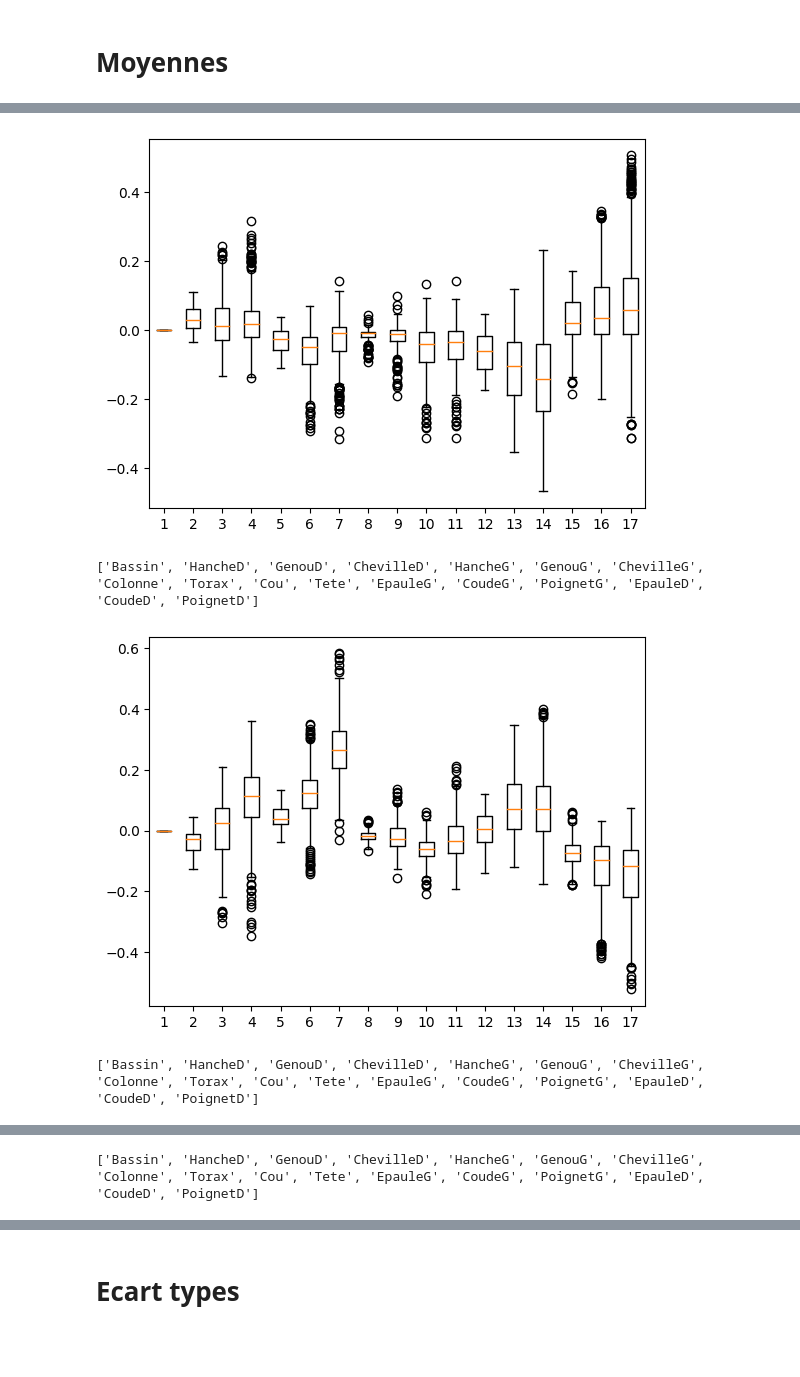
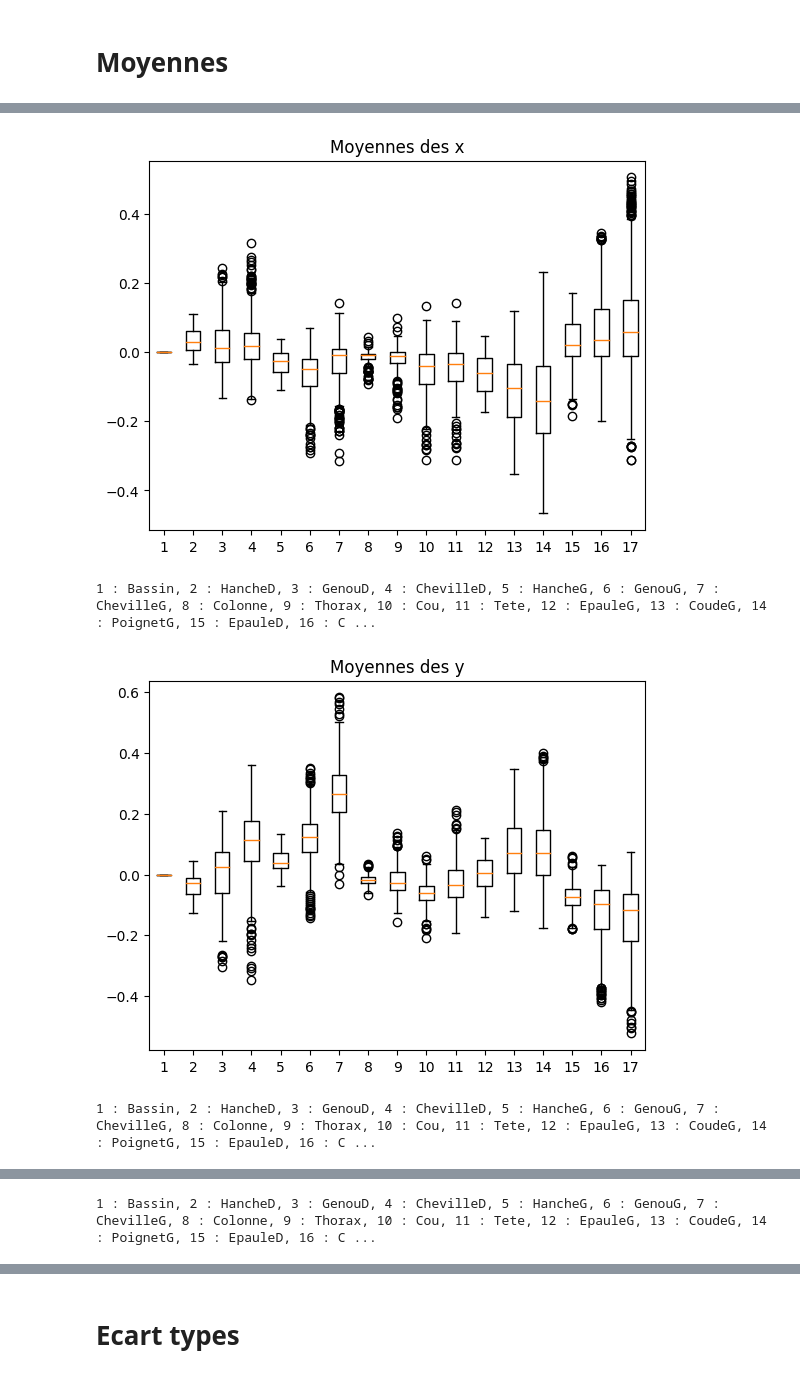
Before and after one commit to JulienLEFEBV/ProjetMIDL2, a Jupyter notebook: analyse.ipynb, the cells around one changed output, grey strips where cells are left out. Saved outputs shown, nothing was run; the diff lists cells and outputs as text; code cells hidden in the pictures; blank space fills up the shorter version.

```diff
--- a/analyse.ipynb
+++ b/analyse.ipynb
@@ -27,7 +28,7 @@ import seaborn as sns
 # %% [markdown]
 # Vérification de la fiabilité de la prédeiction
 # %%
-parties_du_corps=["Bassin","HancheD","GenouD","ChevilleD","HancheG","GenouG","ChevilleG","Colonne","Torax","Cou","Tete","EpauleG","CoudeG","PoignetG","EpauleD","CoudeD","PoignetD"]
+parties_du_corps=["Bassin","HancheD","GenouD","ChevilleD","HancheG","GenouG","ChevilleG","Colonne","Thorax","Cou","Tete","EpauleG","CoudeG","PoignetG","EpauleD","CoudeD","PoignetD"]
 path="./data/points"
 points = os.listdir(path)
 points = [f for f in points if os.path.isfile(os.path.join(path, f))]
@@ -47,7 +48,7 @@ On peut voir que l'ia de détection des points a toujours été sûre d'elle lor
 # %% [markdown]
 # Recupération des points
 # %%
-parties_du_corps=["Bassin","HancheD","GenouD","ChevilleD","HancheG","GenouG","ChevilleG","Colonne","Torax","Cou","Tete","EpauleG","CoudeG","PoignetG","EpauleD","CoudeD","PoignetD"]
+parties_du_corps=["Bassin","HancheD","GenouD","ChevilleD","HancheG","GenouG","ChevilleG","Colonne","Thorax","Cou","Tete","EpauleG","CoudeG","PoignetG","EpauleD","CoudeD","PoignetD"]
 path="./data/points"
 points = os.listdir(path)
 points = [f for f in points if os.path.isfile(os.path.join(path, f))]
@@ -107,18 +108,22 @@ plt.show()
+# %%
+affichage_partie_du_corps=""
+for i,ele in enumerate(parties_du_corps):
+    affichage_partie_du_corps+=str(i+1)+" : "+ele+", "
 # %%
 plt.boxplot(moyennes_x)
-plt.title("Moyenne des x")
+plt.title("Moyennes des x")
 plt.show()
-print(parties_du_corps)
-plt.title("Moyenne des y")
+print(affichage_partie_du_corps)
+plt.title("Moyennes des y")
 plt.boxplot(moyennes_y)
 plt.show()
-print(parties_du_corps)
-plt.title("Moyenne des z")
+print(affichage_partie_du_corps)
+plt.title("Moyennes des z")
 plt.boxplot(moyennes_z)
 plt.show()
-print(parties_du_corps)
+print(affichage_partie_du_corps)
 # %% [output]
-[figure, old version]
+[figure, new version]
-['Bassin', 'HancheD', 'GenouD', 'ChevilleD', 'HancheG', 'GenouG', 'ChevilleG', 'Colonne', 'Torax', 'Cou', 'Tete', 'EpauleG', 'CoudeG', 'PoignetG', 'EpauleD', 'CoudeD', 'PoignetD']
+1 : Bassin, 2 : HancheD, 3 : GenouD, 4 : ChevilleD, 5 : HancheG, 6 : GenouG, 7 : ChevilleG, 8 : Colonne, 9 : Thorax, 10 : Cou, 11 : Tete, 12 : EpauleG, 13 : CoudeG, 14 : PoignetG, 15 : EpauleD, 16 : C ...
-[figure, old version]
+[figure, new version]
-['Bassin', 'HancheD', 'GenouD', 'ChevilleD', 'HancheG', 'GenouG', 'ChevilleG', 'Colonne', 'Torax', 'Cou', 'Tete', 'EpauleG', 'CoudeG', 'PoignetG', 'EpauleD', 'CoudeD', 'PoignetD']
+1 : Bassin, 2 : HancheD, 3 : GenouD, 4 : ChevilleD, 5 : HancheG, 6 : GenouG, 7 : ChevilleG, 8 : Colonne, 9 : Thorax, 10 : Cou, 11 : Tete, 12 : EpauleG, 13 : CoudeG, 14 : PoignetG, 15 : EpauleD, 16 : C ...
@@ -126,2 +131,2 @@ print(parties_du_corps)
-['Bassin', 'HancheD', 'GenouD', 'ChevilleD', 'HancheG', 'GenouG', 'ChevilleG', 'Colonne', 'Torax', 'Cou', 'Tete', 'EpauleG', 'CoudeG', 'PoignetG', 'EpauleD', 'CoudeD', 'PoignetD']
+1 : Bassin, 2 : HancheD, 3 : GenouD, 4 : ChevilleD, 5 : HancheG, 6 : GenouG, 7 : ChevilleG, 8 : Colonne, 9 : Thorax, 10 : Cou, 11 : Tete, 12 : EpauleG, 13 : CoudeG, 14 : PoignetG, 15 : EpauleD, 16 : C ...
 # %% [markdown]
```
Also changed, not shown: parts of 28 cells of this notebook, 1 other file.
